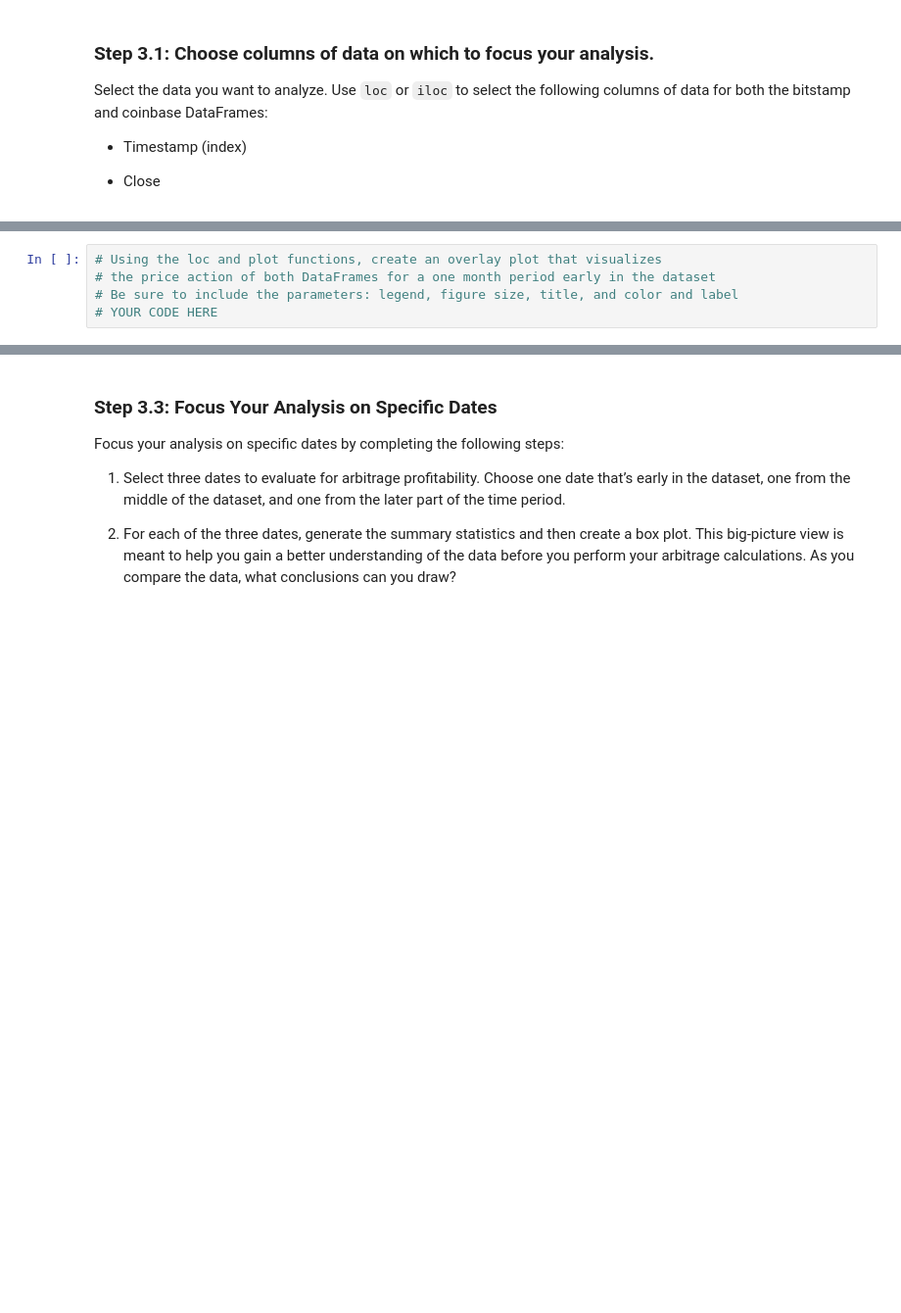
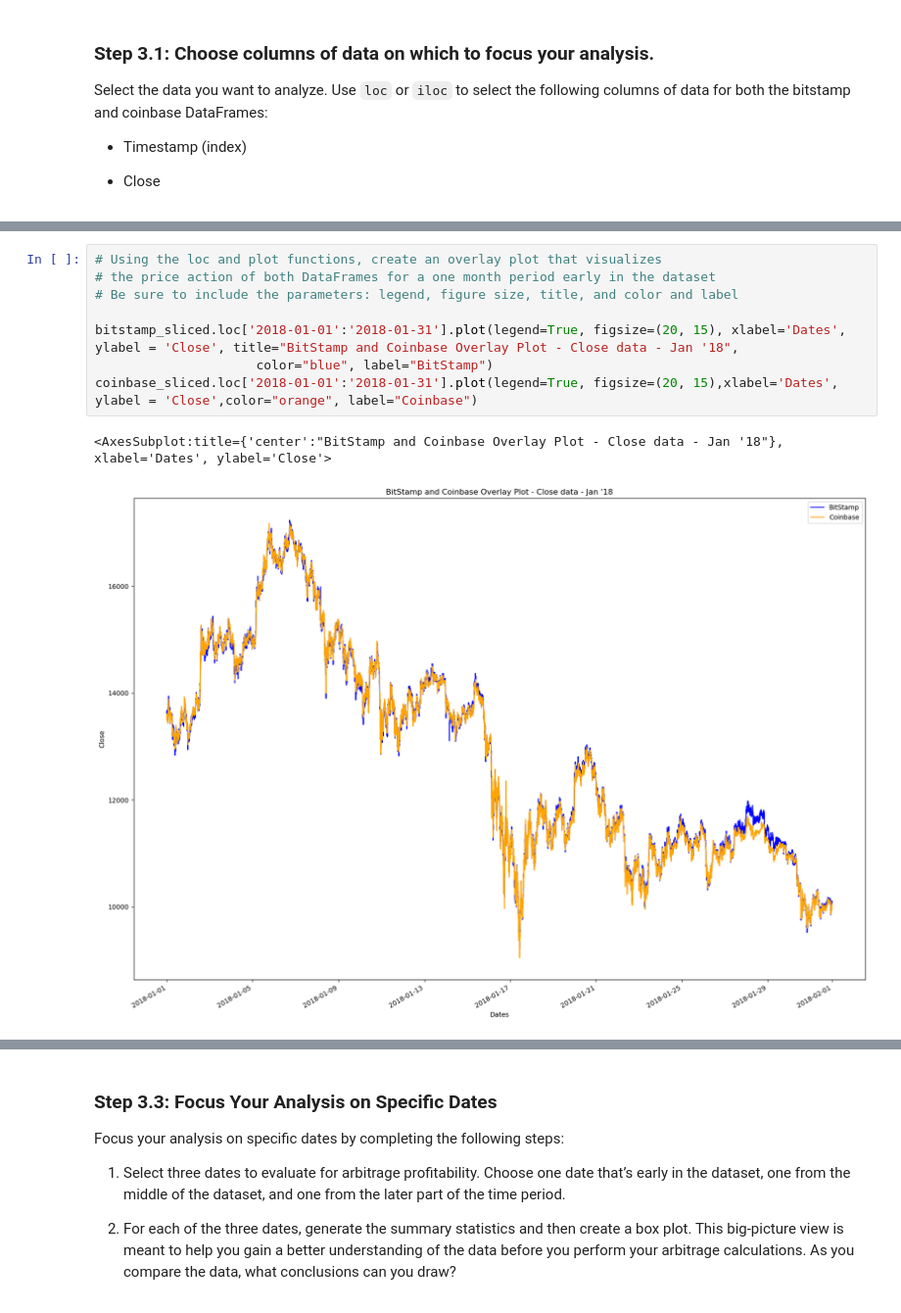
Before and after one commit to LUTOV001/3.Arbitration, a Jupyter notebook: Solution/crypto_arbitrage.ipynb, the cells around one changed output, grey strips where cells are left out. Shown at 98% size. Drawn from its saved outputs; the diff is of its cells as text; blank space fills up the shorter version.

```diff
--- a/Solution/crypto_arbitrage.ipynb
+++ b/Solution/crypto_arbitrage.ipynb
@@ -455,8 +523,14 @@ Sort through the time series data associated with the bitstamp and coinbase Data
 # %%
 # Using the loc and plot functions, create an overlay plot that visualizes
 # the price action of both DataFrames for a one month period early in the dataset
 # Be sure to include the parameters: legend, figure size, title, and color and label
-# YOUR CODE HERE
+
+bitstamp_sliced.loc['2018-01-01':'2018-01-31'].plot(legend=True, figsize=(20, 15), xlabel='Dates', ylabel = 'Close', title="BitStamp and Coinbase Overlay Plot - Close data - Jan '18",
+                     color="blue", label="BitStamp")
+coinbase_sliced.loc['2018-01-01':'2018-01-31'].plot(legend=True, figsize=(20, 15),xlabel='Dates', ylabel = 'Close',color="orange", label="Coinbase")
+# %% [output]
+<AxesSubplot:title={'center':"BitStamp and Coinbase Overlay Plot - Close data - Jan '18"}, xlabel='Dates', ylabel='Close'>
+[figure, added]
 # %%
 # Using the loc and plot functions, create an overlay plot that visualizes
 # the price action of both DataFrames for a one month period later in the dataset
```
Also changed, not shown: parts of 54 cells of this notebook, 2 other files.
